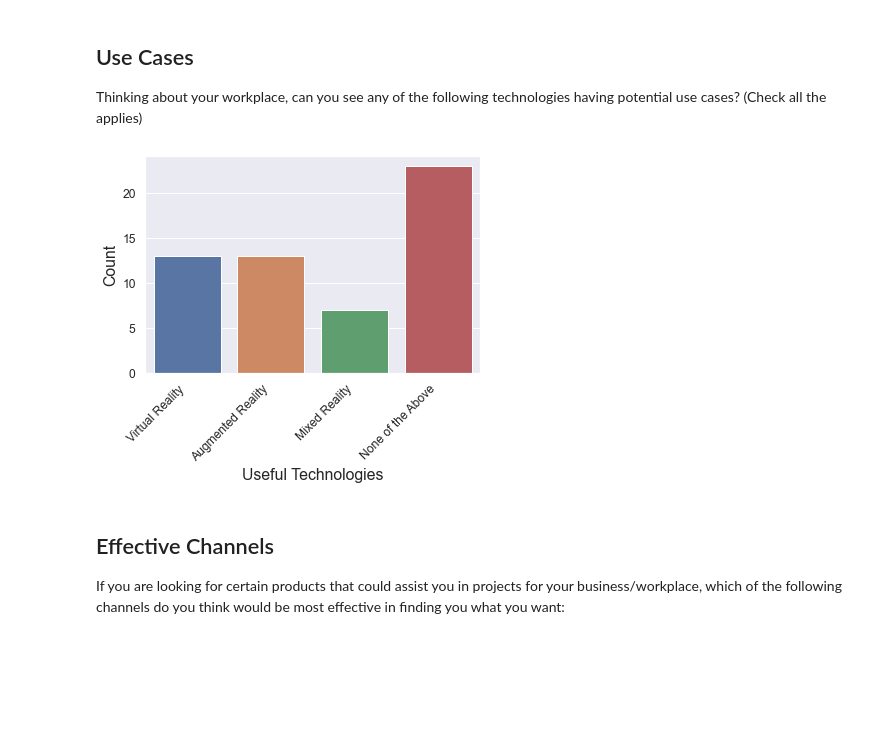
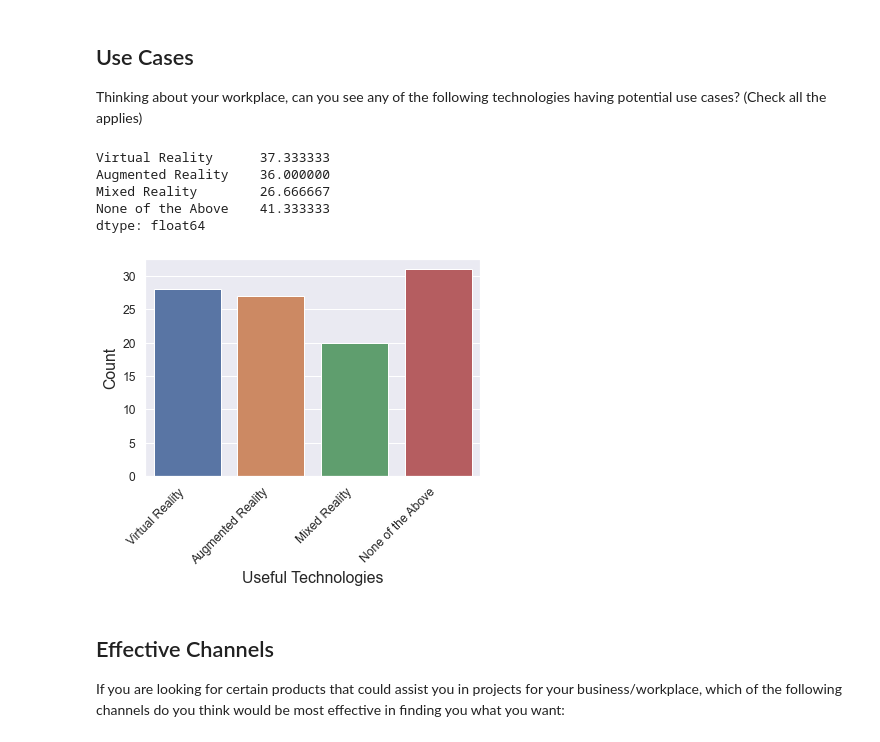
Before and after one commit to markhary/mktg3554_survey, a Jupyter notebook: holly.ipynb, the cells around one changed output. Saved outputs shown, nothing was run; the diff lists cells and outputs as text; code cells hidden in the pictures; blank space fills up the shorter version.

```diff
--- a/holly.ipynb
+++ b/holly.ipynb
@@ -232,4 +232,7 @@ survey_data.loc[survey_data['Industry_Construction'] == "Yes", 'Industry_Simple'
 survey_data['Industry_Simple'] = survey_data['Industry_Simple'].fillna('Other')
 # %%
 # delete the survey_data that is Other
-survey_data = survey_data[survey_data['Industry'] == 'Other']
+display(survey_data.shape)
+survey_data = survey_data[survey_data['Industry'] != 'Other']
+display(survey_data.shape)
+n_mac_participants, n_rows = survey_data.shape;
@@ -377,31 +392,47 @@ Thinking about your workplace, can you see any of the following technologies hav
 # %%
 # Use_Cases                                 54
 # Use_Cases_Other                          122
 # There are no Use_Cases_Other
 #display(survey_data["Use_Cases_Other"].unique())
 
 USEFUL_VIRTUAL = "Virtual Reality"
 USEFUL_AUGMENTED = "Augmented Reality"
 USEFUL_MIXED = "Mixed Reality"
 USEFUL_NONE = "None of the Above"
 
 columns = [USEFUL_VIRTUAL, USEFUL_AUGMENTED, USEFUL_MIXED, USEFUL_NONE]
-used_data = pd.DataFrame(columns=columns)
-used_data[USEFUL_VIRTUAL] = survey_data["Use_Cases"].str.contains(USEFUL_VIRTUAL)
-used_data[USEFUL_AUGMENTED] = survey_data["Use_Cases"].str.contains(USEFUL_AUGMENTED)
-used_data[USEFUL_MIXED] = survey_data["Use_Cases"].str.contains(USEFUL_MIXED)
-used_data[USEFUL_NONE] = survey_data["Use_Cases"].str.contains("Not Applicable")
-used_data[USEFUL_NONE] = survey_data["Use_Cases"].fillna(True)
+useful_data = pd.DataFrame(columns=columns)
+useful_data[USEFUL_VIRTUAL] = survey_data["Use_Cases"].str.contains(USEFUL_VIRTUAL)
+useful_data[USEFUL_AUGMENTED] = survey_data["Use_Cases"].str.contains(USEFUL_AUGMENTED)
+useful_data[USEFUL_MIXED] = survey_data["Use_Cases"].str.contains(USEFUL_MIXED)
+useful_data[USEFUL_NONE] = survey_data["Use_Cases"].str.contains("Not Applicable")
+useful_data[USEFUL_NONE] = survey_data["Use_Cases"].fillna(True)
 
-Used = used_data[used_data==True][columns].count();
-chart = sns.barplot(y=Used.values, x=Used.index);
+Useful = useful_data[useful_data==True][columns].count();
+chart = sns.barplot(y=Useful.values, x=Useful.index);
 rotate_xlabels(chart);
 chart.set_xlabel("Useful Technologies");
 chart.set_ylabel("Count");
 increase_axes(chart);
 save_figure(chart.get_figure(), 'Useful');
+
+display(Useful/n_mac_participants*100)
+
+statistic, pvalue = stats.ttest_1samp(technology["VR"], 5.0, alternative='less')
+print(f"statistic = {statistic}, pvalue = {pvalue}")
+
+statistic, pvalue = stats.ttest_1samp(technology["AR"], 4.0, alternative='less')
+print(f"statistic = {statistic}, pvalue = {pvalue}")
+
+statistic, pvalue = stats.ttest_1samp(technology["MR"], 4.0, alternative='less')
+print(f"statistic = {statistic}, pvalue = {pvalue}")
 # %% [output]
+Virtual Reality      37.333333
+Augmented Reality    36.000000
+Mixed Reality        26.666667
+None of the Above    41.333333
+dtype: float64
-[figure, old version]
+[figure, new version]
 # %% [markdown]
 ## Effective Channels
 If you are looking for certain products that could assist you in projects for your business/workplace, which of the following channels do you think would be most effective in finding you what you want:
```
Also changed, not shown: parts of 17 cells of this notebook, 36 other files.
